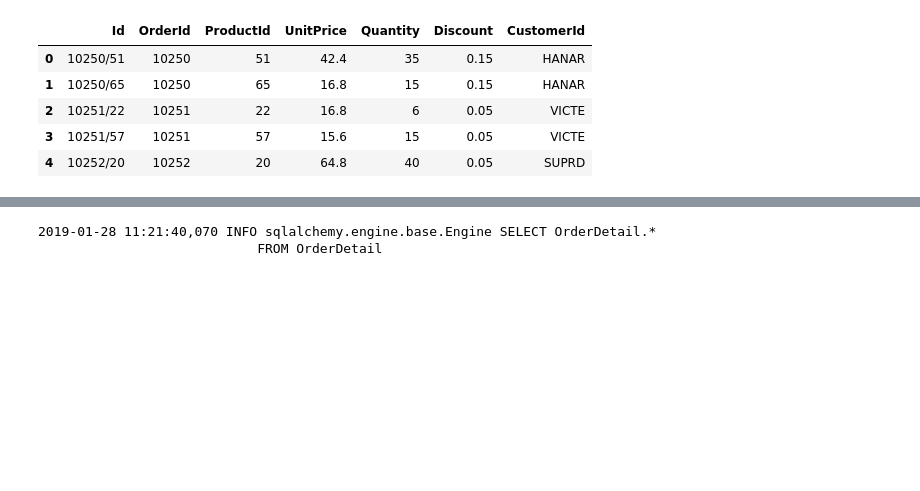
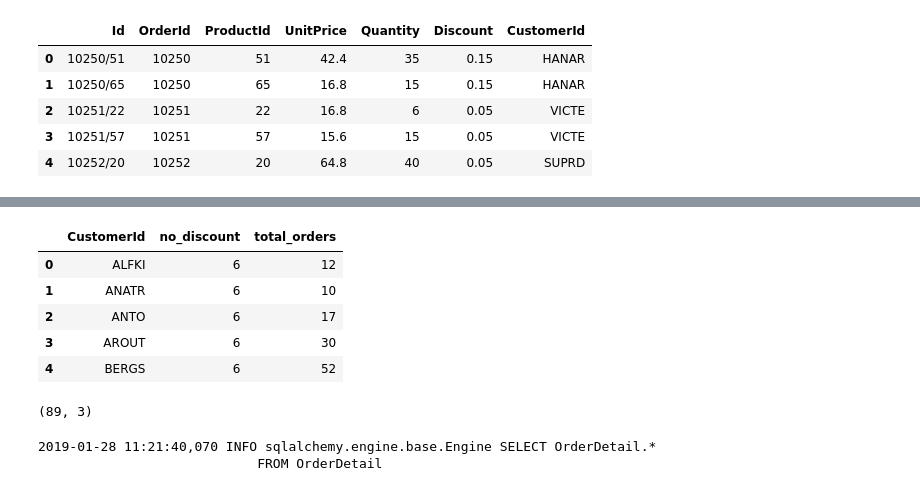
Before and after one commit to ssrosa/dsc-2-final-project-online-ds-pt-100118, a Jupyter notebook: student.ipynb, the cells around one changed output, grey strips where cells are left out. Drawn from its saved outputs; the diff is of its cells as text; code cells hidden in the pictures; blank space fills up the shorter version.

Commit message:
In progress. Stuck on a nested query.

```diff
--- a/student.ipynb
+++ b/student.ipynb
@@ -199,0 +213,25 @@ df.head()
+# %%
+#SAMPLE CODE
+#select ( SELECT COUNT(u1.user_id)
+#           FROM users u1
+#          WHERE u1.username LIKE '$user' ) as count_u
+#     , ( SELECT COUNT(u2.user_id)
+#           FROM users u2
+#          WHERE u2.user_email LIKE '$email' ) as count_e
+
+#Look at number of orders w and wo discount per cust id
+df = pd.read_sql_query("""SELECT [Order].CustomerId,
+                                (SELECT Count(*) orders
+                                    FROM OrderDetail
+                                    INNER JOIN [Order] on OrderDetail.OrderId = [Order].Id
+                                    WHERE OrderDetail.Discount == 0.0
+                                    GROUP BY [Order].CustomerId
+                                    ORDER BY [Order].CustomerId ASC) no_discount,
+                            Count(*) total_orders
+                            FROM OrderDetail
+                            INNER JOIN [Order] on OrderDetail.OrderId = [Order].Id
+                            GROUP BY [Order].CustomerId
+                            ORDER BY [Order].CustomerId ASC
+                        """, engine)
+
+####RESUME HERE 1/29. Inner query is only showing ALFKI no discount orders.
@@ -200,3 +253,21 @@ df.head()
+# %%
+#	ALFKI	12
+#1	ANATR	10
+#2	ANTO	17
+#3	AROUT	30
+#4	BERGS	52
+df.head()
+# %% [output]
+|  | CustomerId | no_discount | total_orders |
+| 0 | ALFKI | 6 | 12 |
+| 1 | ANATR | 6 | 10 |
+| 2 | ANTO | 6 | 17 |
+| 3 | AROUT | 6 | 30 |
+| 4 | BERGS | 6 | 52 |
+# %%
+df.shape
+# %% [output]
+(89, 3)
 # %%
 #Look at the levels of discount
 
```
Also changed, not shown: parts of 18 cells of this notebook.
